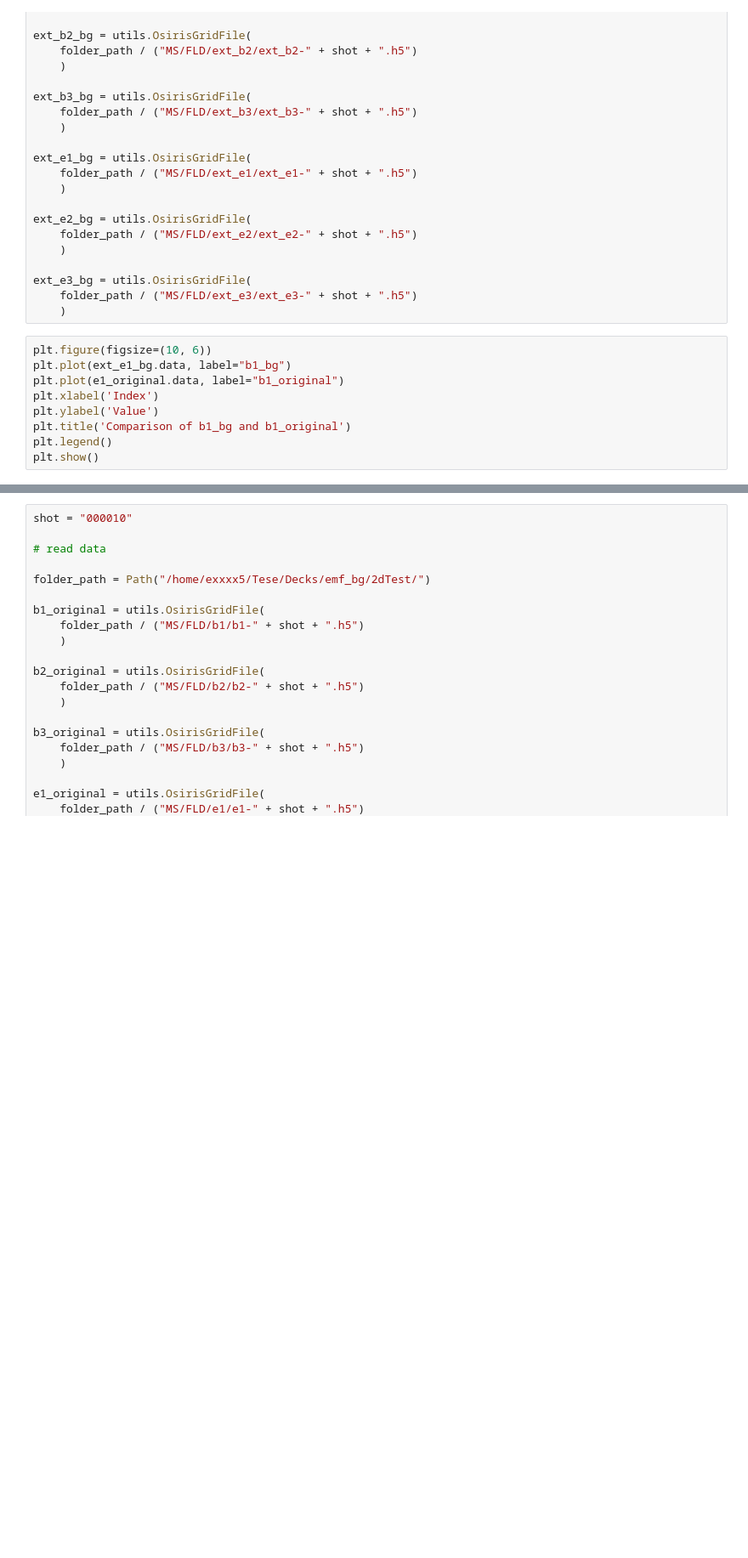
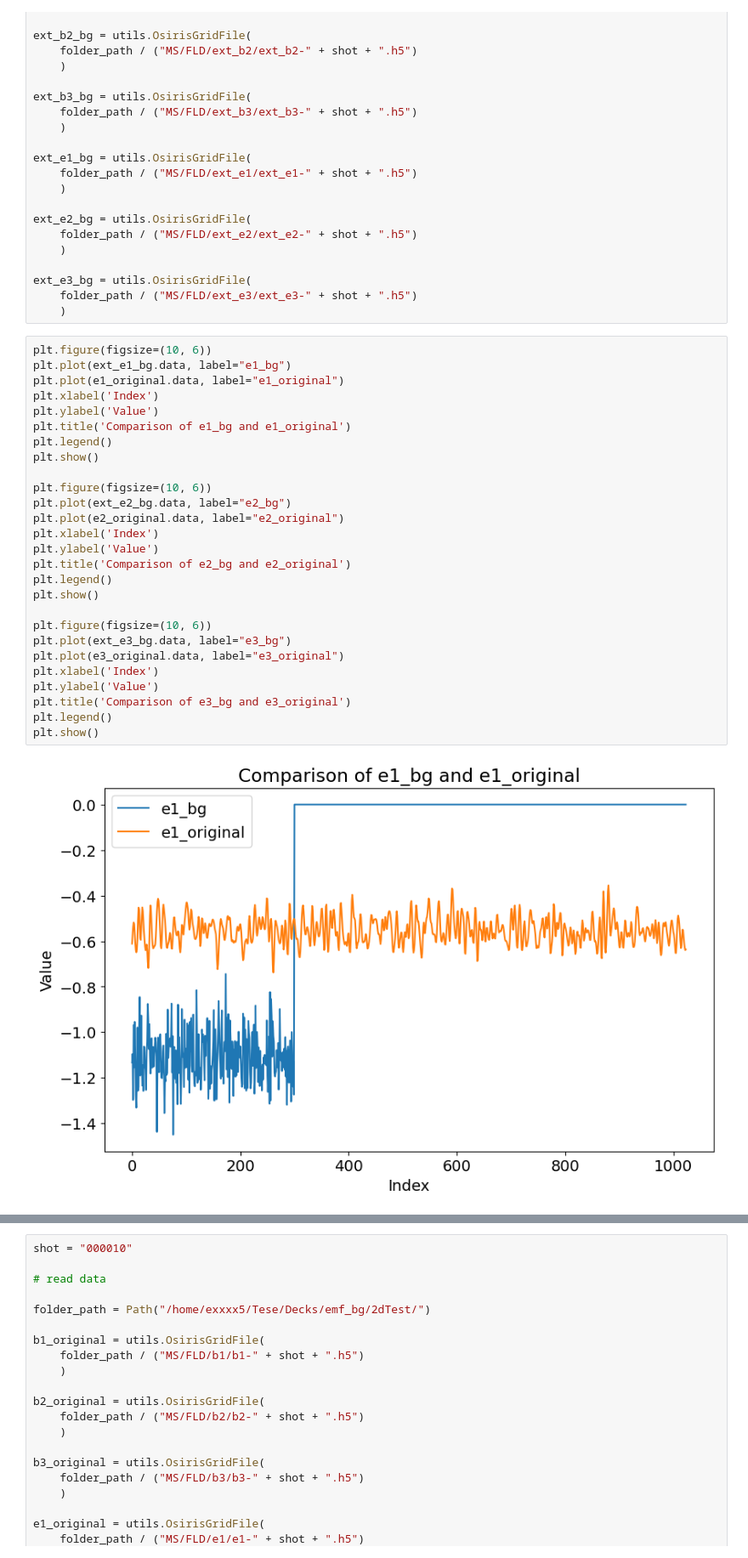
Before and after one commit to JoaoAGCandido/Decks, a Jupyter notebook: emf_bg/testBG.ipynb, the cells around one changed output, grey strips where cells are left out. Shown at 85% size. Drawn from its saved outputs; the diff is of its cells as text; blank space fills up the shorter version.

```diff
--- a/emf_bg/testBG.ipynb
+++ b/emf_bg/testBG.ipynb
@@ -119,12 +119,32 @@ ext_e2_bg = utils.OsirisGridFile(
 ext_e3_bg = utils.OsirisGridFile(
     folder_path / ("MS/FLD/ext_e3/ext_e3-" + shot + ".h5")
     )
-# %%
-plt.figure(figsize=(10, 6))
-plt.plot(ext_e1_bg.data, label="b1_bg")
-plt.plot(e1_original.data, label="b1_original")
-plt.xlabel('Index')
-plt.ylabel('Value')
-plt.title('Comparison of b1_bg and b1_original')
-plt.legend()
-plt.show()
+# %%
+plt.figure(figsize=(10, 6))
+plt.plot(ext_e1_bg.data, label="e1_bg")
+plt.plot(e1_original.data, label="e1_original")
+plt.xlabel('Index')
+plt.ylabel('Value')
+plt.title('Comparison of e1_bg and e1_original')
+plt.legend()
+plt.show()
+
+plt.figure(figsize=(10, 6))
+plt.plot(ext_e2_bg.data, label="e2_bg")
+plt.plot(e2_original.data, label="e2_original")
+plt.xlabel('Index')
+plt.ylabel('Value')
+plt.title('Comparison of e2_bg and e2_original')
+plt.legend()
+plt.show()
+
+plt.figure(figsize=(10, 6))
+plt.plot(ext_e3_bg.data, label="e3_bg")
+plt.plot(e3_original.data, label="e3_original")
+plt.xlabel('Index')
+plt.ylabel('Value')
+plt.title('Comparison of e3_bg and e3_original')
+plt.legend()
+plt.show()
+# %% [output]
+[figure, added]
```
Also changed, not shown: parts of 3 cells of this notebook, 23 other files.
